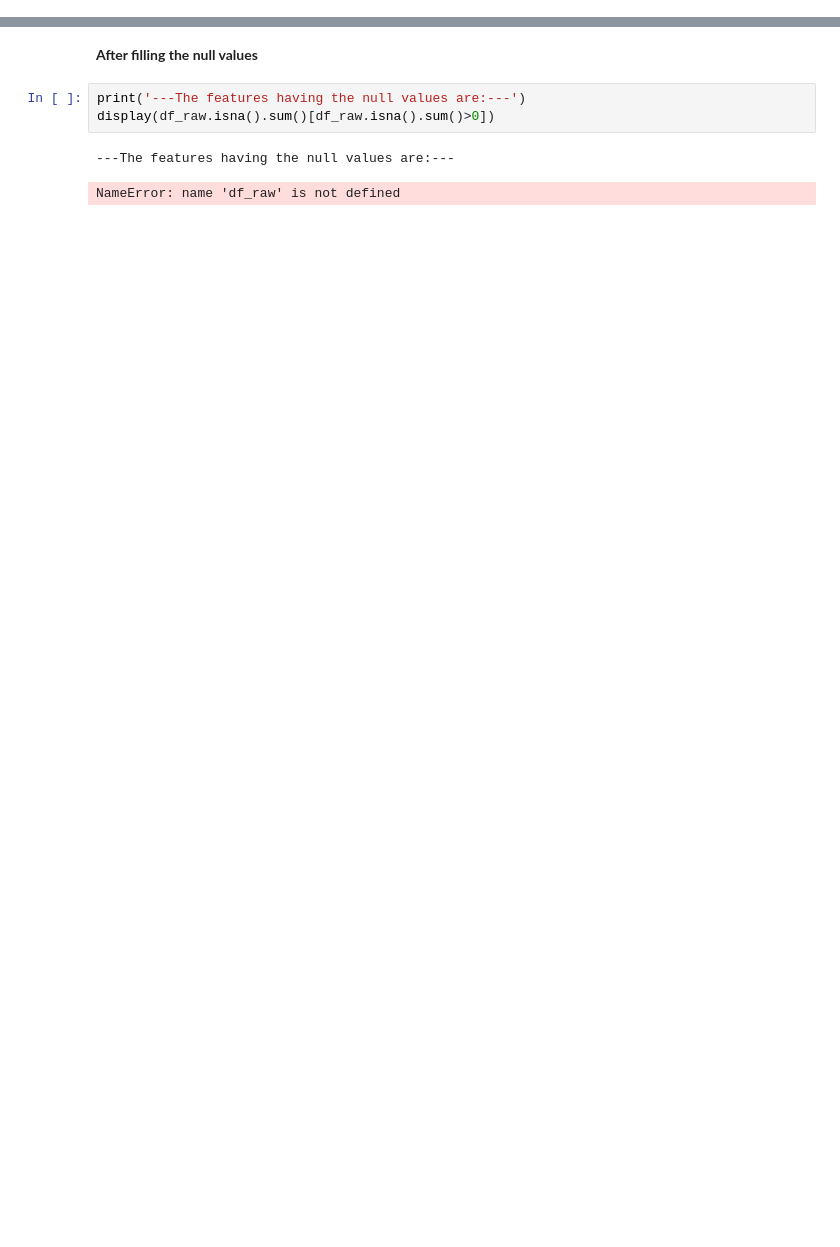
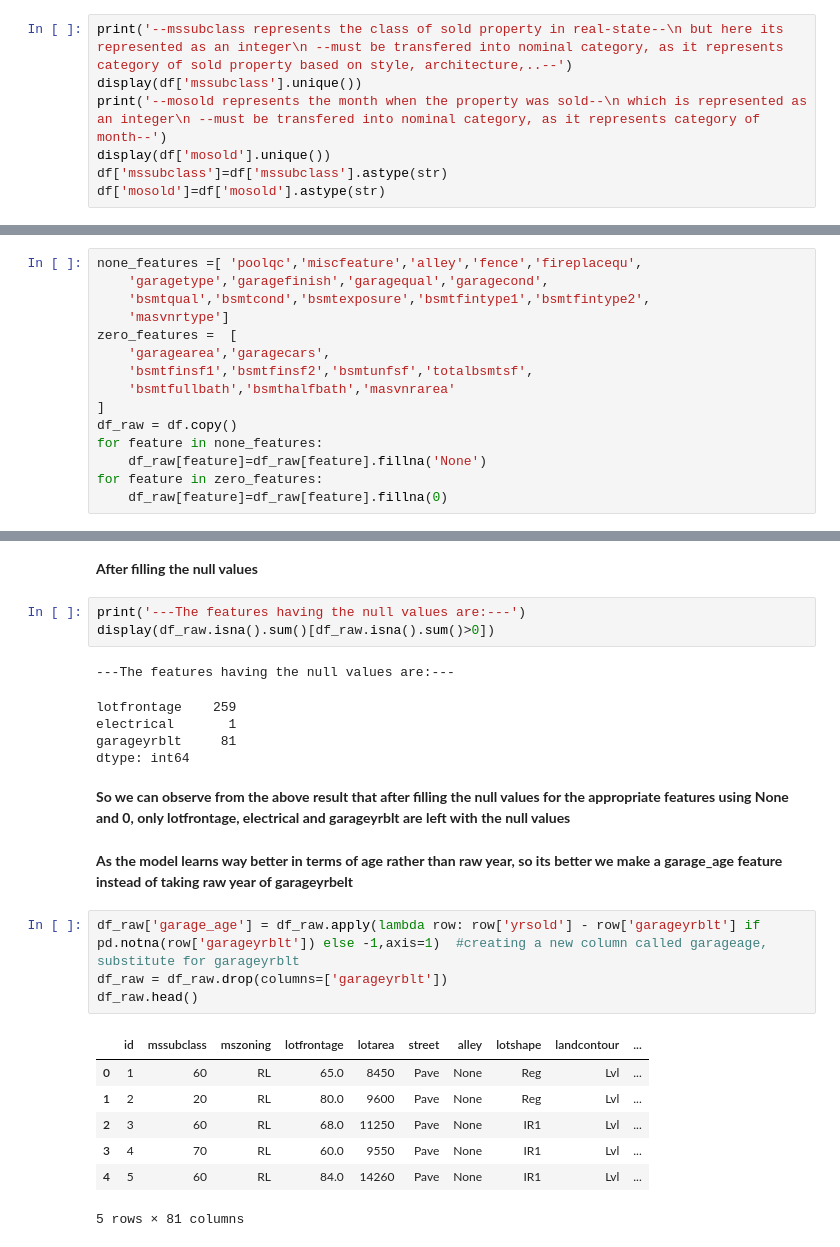
Before and after one commit to AsokTamang/houseprice_predictor, a Jupyter notebook: notebook/model_training.ipynb, the cells around one changed output, grey strips where cells are left out. Saved outputs shown, nothing was run; the diff lists cells and outputs as text; blank space fills up the shorter version.

```diff
--- a/notebook/model_training.ipynb
+++ b/notebook/model_training.ipynb
@@ -100,0 +88,7 @@ KeyError: 'poolqc'
+# %%
+print('--mssubclass represents the class of sold property in real-state--\n but here its represented as an integer\n --must be transfered into nominal category, as it represents category of sold property based on style, architecture,..--')
+display(df['mssubclass'].unique())
+print('--mosold represents the month when the property was sold--\n which is represented as an integer\n --must be transfered into nominal category, as it represents category of month--')
+display(df['mosold'].unique())
+df['mssubclass']=df['mssubclass'].astype(str)
+df['mosold']=df['mosold'].astype(str)
@@ -100,0 +142,15 @@ KeyError: 'poolqc'
+# %%
+none_features =[ 'poolqc','miscfeature','alley','fence','fireplacequ',
+    'garagetype','garagefinish','garagequal','garagecond',
+    'bsmtqual','bsmtcond','bsmtexposure','bsmtfintype1','bsmtfintype2',
+    'masvnrtype']
+zero_features =  [
+    'garagearea','garagecars',
+    'bsmtfinsf1','bsmtfinsf2','bsmtunfsf','totalbsmtsf',
+    'bsmtfullbath','bsmthalfbath','masvnrarea'
+]
+df_raw = df.copy()
+for feature in none_features:
+    df_raw[feature]=df_raw[feature].fillna('None')
+for feature in zero_features:
+    df_raw[feature]=df_raw[feature].fillna(0)
@@ -105,4 +163,23 @@ print('---The features having the null values are:---')
 display(df_raw.isna().sum()[df_raw.isna().sum()>0])
 # %% [output]
 ---The features having the null values are:---
-NameError: name 'df_raw' is not defined
+lotfrontage    259
+electrical       1
+garageyrblt     81
+dtype: int64
+# %% [markdown]
+**So we can observe from the above result that after filling the null values for the appropriate features using None and 0, only lotfrontage, electrical and garageyrblt are left with the null values**
+# %% [markdown]
+**As the model learns way better in terms of age rather than raw year, so its better we make a garage_age feature instead of taking raw year of garageyrbelt**
+# %%
+df_raw['garage_age'] = df_raw.apply(lambda row: row['yrsold'] - row['garageyrblt'] if pd.notna(row['garageyrblt']) else -1,axis=1)  #creating a new column called garageage, substitute for garageyrblt
+df_raw = df_raw.drop(columns=['garageyrblt'])
+df_raw.head()
+# %% [output]
+|  | id | mssubclass | mszoning | lotfrontage | lotarea | street | alley | lotshape | landcontour | ... |
+| 0 | 1 | 60 | RL | 65.0 | 8450 | Pave | None | Reg | Lvl | ... |
+| 1 | 2 | 20 | RL | 80.0 | 9600 | Pave | None | Reg | Lvl | ... |
+| 2 | 3 | 60 | RL | 68.0 | 11250 | Pave | None | IR1 | Lvl | ... |
+| 3 | 4 | 70 | RL | 60.0 | 9550 | Pave | None | IR1 | Lvl | ... |
+| 4 | 5 | 60 | RL | 84.0 | 14260 | Pave | None | IR1 | Lvl | ... |
+5 rows × 81 columns
```
Also changed, not shown: parts of 11 cells of this notebook, 1 other file.
